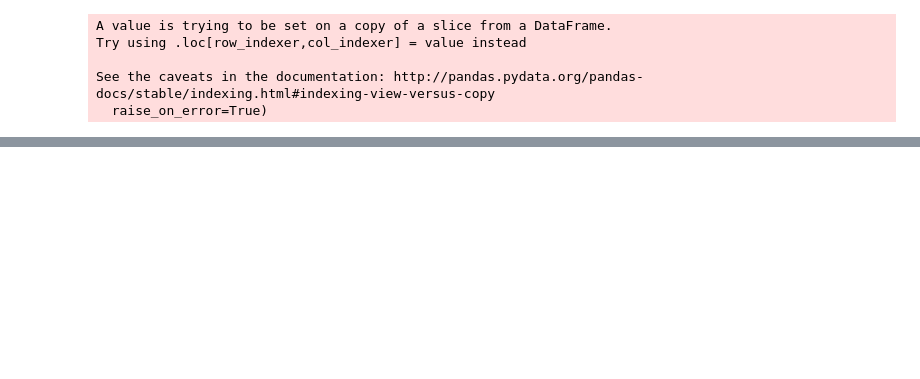
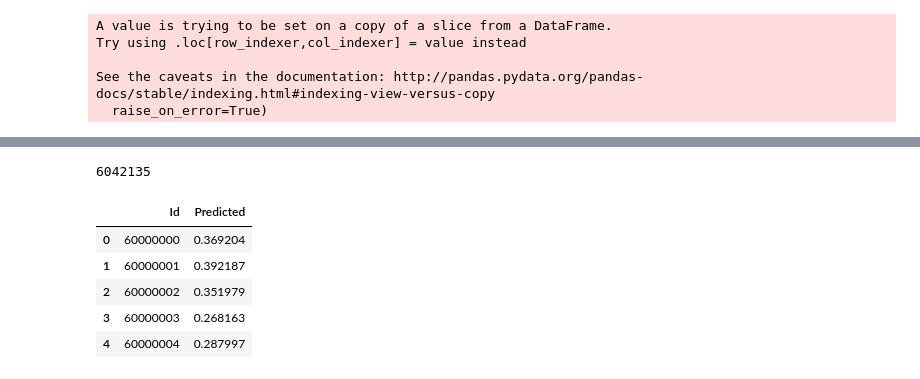
Before and after one commit to bahbbc/display-ads-challenge, a Jupyter notebook: Cat-Evaluation.ipynb, the cells around one changed output, grey strips where cells are left out. Cells and saved outputs as stored; diff of their text form; code cells hidden in the pictures; blank space fills up the shorter version.

```diff
--- a/Cat-Evaluation.ipynb
+++ b/Cat-Evaluation.ipynb
@@ -64,0 +74,21 @@ len(probs)
+# %%
+p = probs[1:6042136]
+# %%
+len(p)
+# %% [output]
+6042135
+# %%
+probs = pd.DataFrame(p, columns=['0','1'])
+# %%
+sample_sub = pd.read_csv('/home/bahbbc/workspace/display-ads-challenge/random_submission.csv', sep=',',)
+# %%
+sample_sub['Predicted'] = probs['1']
+# %%
+sample_sub.head()
+# %% [output]
+|  | Id | Predicted |
+| 0 | 60000000 | 0.369204 |
+| 1 | 60000001 | 0.392187 |
+| 2 | 60000002 | 0.351979 |
+| 3 | 60000003 | 0.268163 |
+| 4 | 60000004 | 0.287997 |
```
Also changed, not shown: parts of 7 cells of this notebook, 4 other files.
